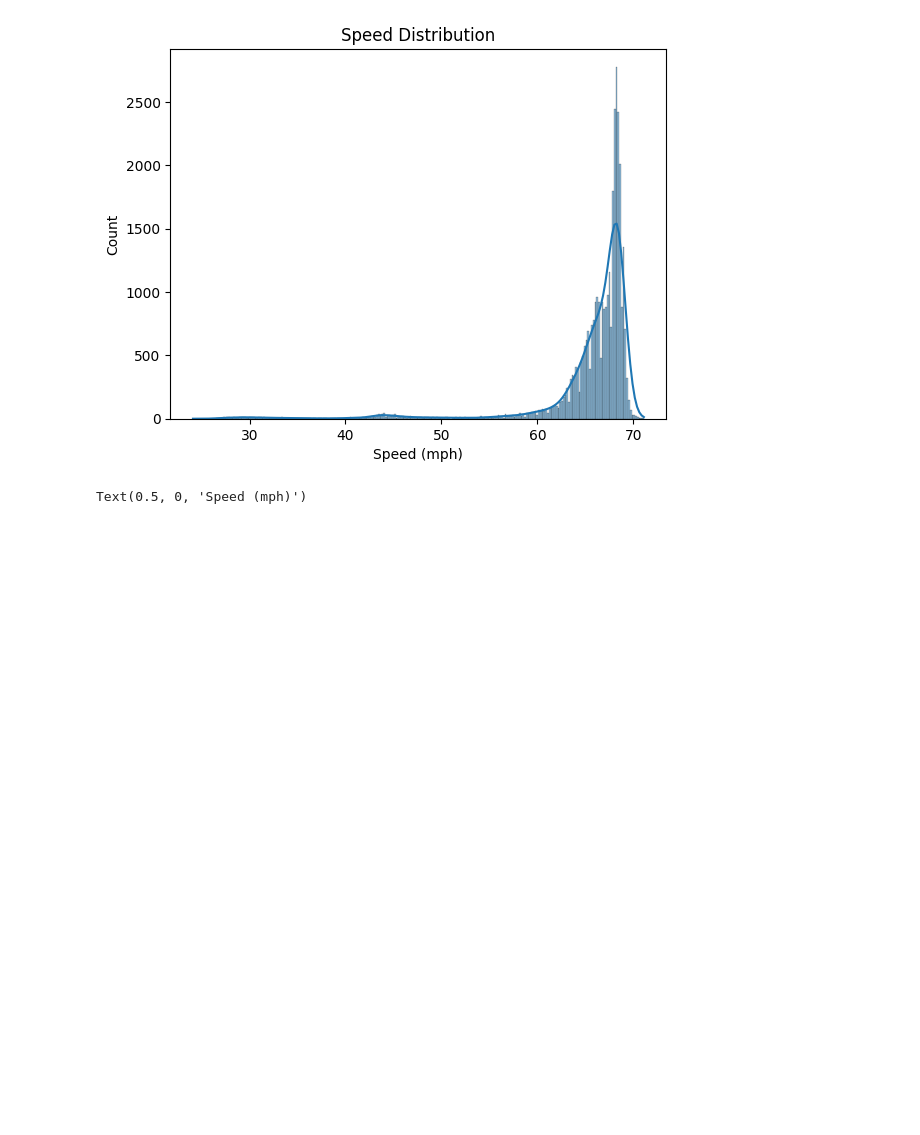
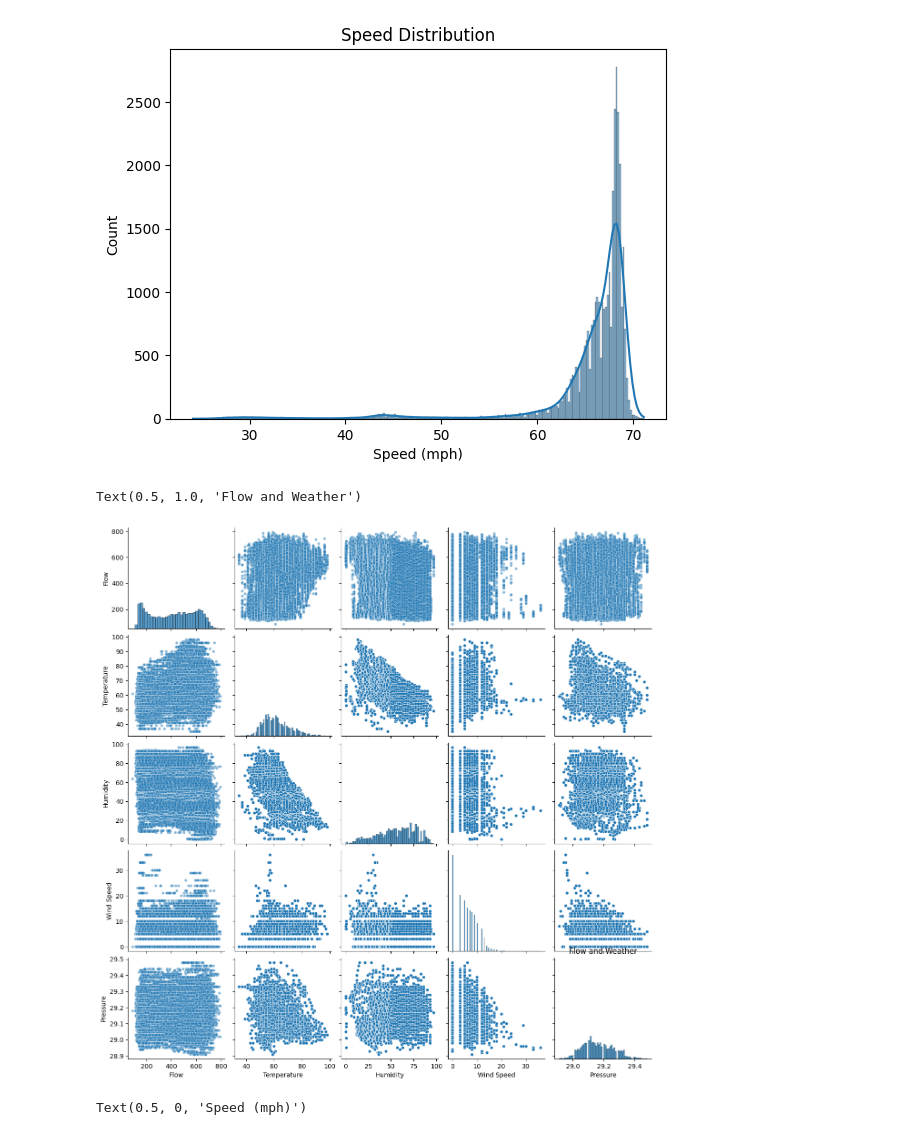
Before and after one commit to Yuhancui1/trafficprediction, a Jupyter notebook: code.ipynb, the cells around one changed output. Drawn from its saved outputs; the diff is of its cells as text; code cells hidden in the pictures; blank space fills up the shorter version.

```diff
--- a/code.ipynb
+++ b/code.ipynb
@@ -162,9 +172,12 @@ plt.xlabel('Speed (mph)')
 Text(0.5, 0, 'Speed (mph)')
 [figure]
 # %%
-# # flow vs weather
-# sns.pairplot(df, vars=['Flow', 'Temperature', 'Humidity', 'Wind Speed', 'Pressure'], plot_kws={'s': 20, 'alpha': 0.5})
-# plt.title('Flow and Weather')
+# flow vs weather
+sns.pairplot(df, vars=['Flow', 'Temperature', 'Humidity', 'Wind Speed', 'Pressure'], plot_kws={'s': 20, 'alpha': 0.5})
+plt.title('Flow and Weather')
+# %% [output]
+Text(0.5, 1.0, 'Flow and Weather')
+[figure, added]
 # %%
 sns.scatterplot(data=df, x='speed', y='Flow', size=1, alpha=0.3)
 plt.title('Flow vs Speed')
```
Also changed, not shown: parts of 17 cells of this notebook, 1 other file.
